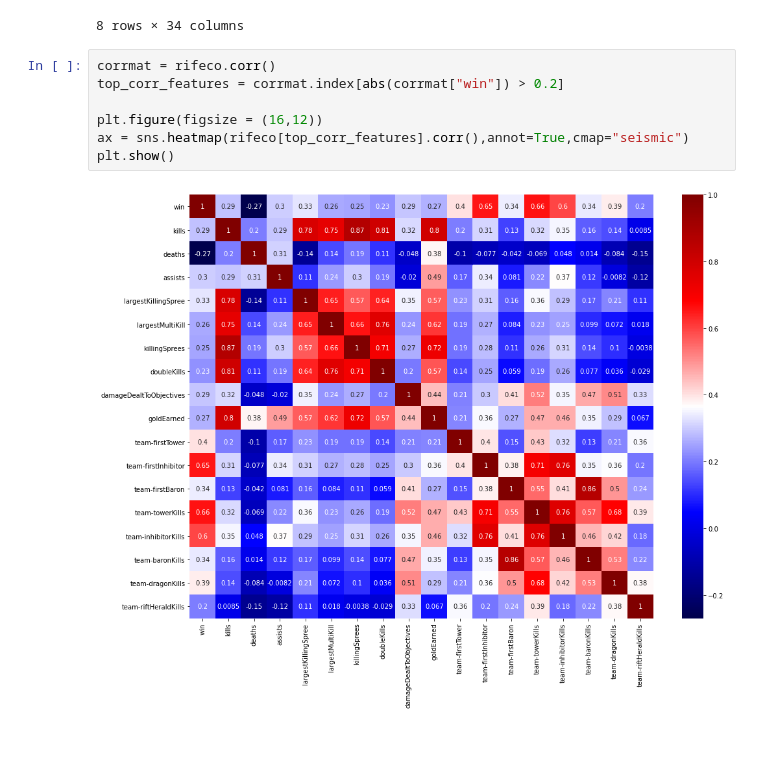
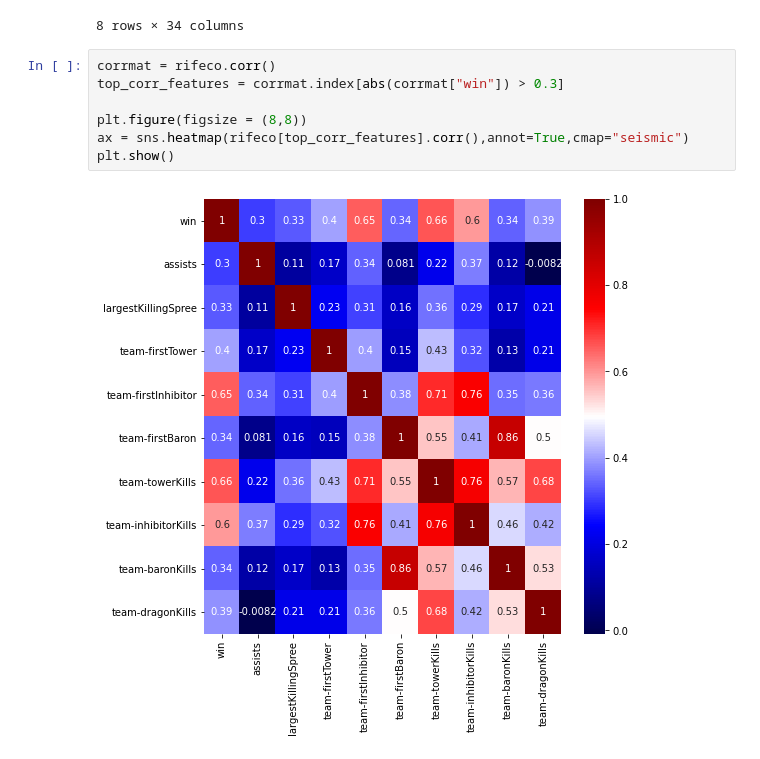
Before and after one commit to sr-Te/dataMining-LeagueOfLegends, a Jupyter notebook: rifeco_gg.ipynb, the cells around one changed output. Cells and saved outputs as stored; diff of their text form.

```diff
--- a/rifeco_gg.ipynb
+++ b/rifeco_gg.ipynb
@@ -29,10 +29,10 @@ rifeco.describe()
 8 rows × 34 columns
 # %%
 corrmat = rifeco.corr()
-top_corr_features = corrmat.index[abs(corrmat["win"]) > 0.2]
+top_corr_features = corrmat.index[abs(corrmat["win"]) > 0.3]
 
-plt.figure(figsize = (16,12))
+plt.figure(figsize = (8,8))
 ax = sns.heatmap(rifeco[top_corr_features].corr(),annot=True,cmap="seismic")
 plt.show()
 # %% [output]
-[figure, old version]
+[figure, new version]
```
